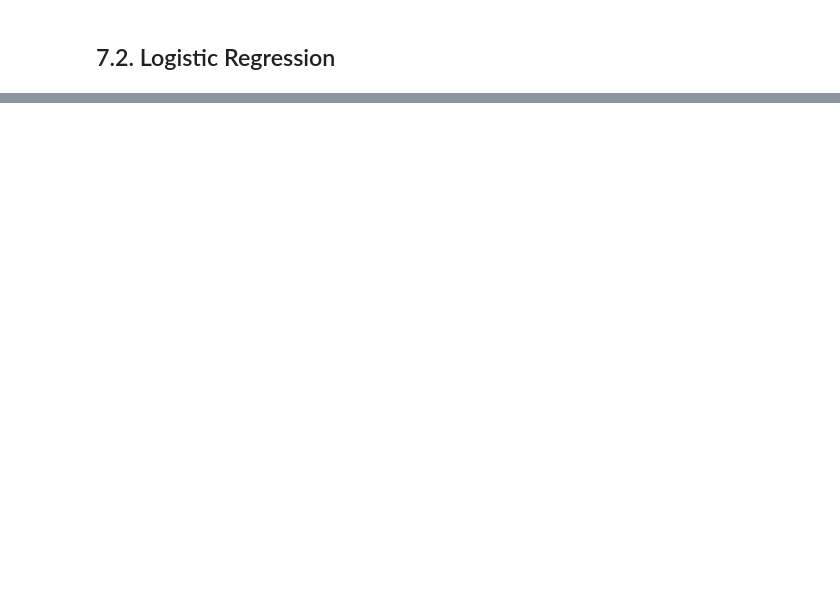
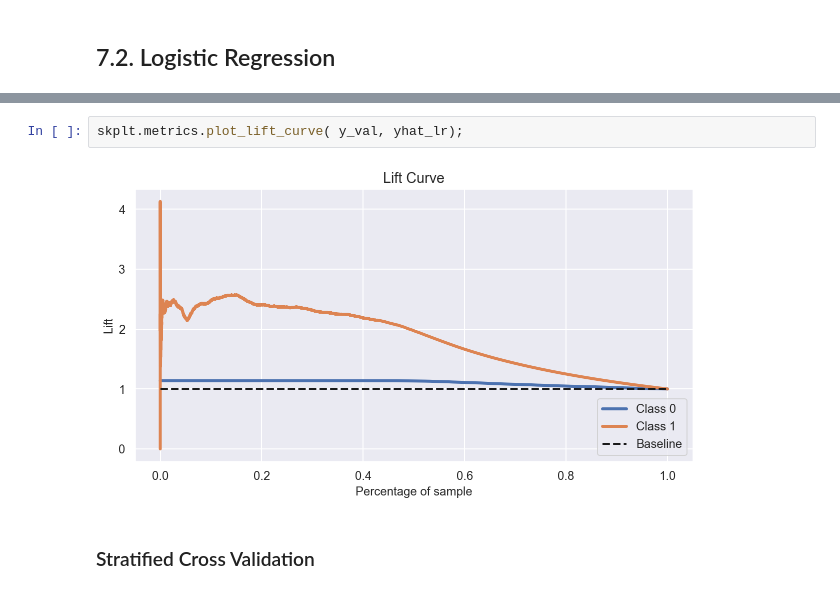
Before and after one commit to hfpmatheus/health_insurance_cross_sell, a Jupyter notebook: code.ipynb, the cells around one changed output, grey strips where cells are left out. Drawn from its saved outputs; the diff is of its cells as text; blank space fills up the shorter version.

```diff
--- a/code.ipynb
+++ b/code.ipynb
@@ -449,0 +594,6 @@ skplt.metrics.plot_cumulative_gain( y_val, yhat_lr );
+# %%
+skplt.metrics.plot_lift_curve( y_val, yhat_lr);
+# %% [output]
+[figure, added]
+# %% [markdown]
+### Stratified Cross Validation
```
Also changed, not shown: parts of 60 cells of this notebook.
